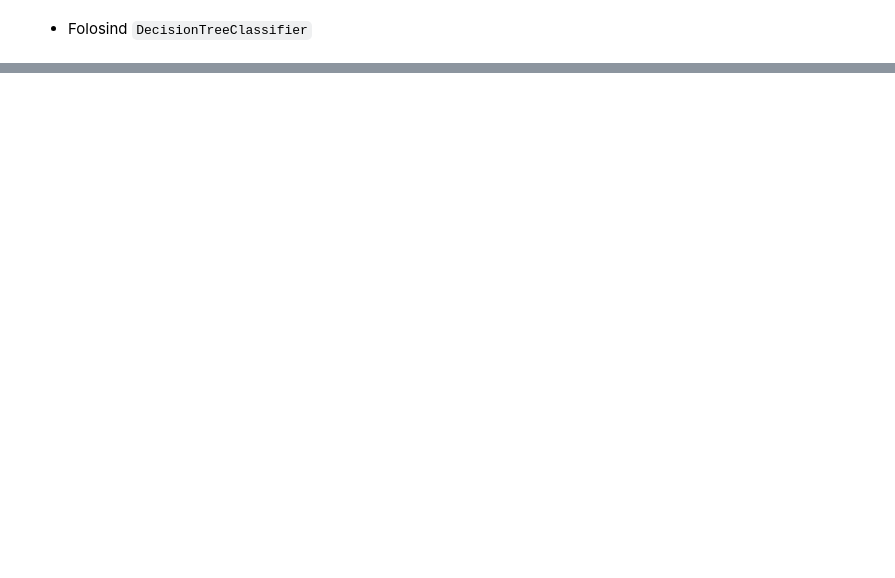
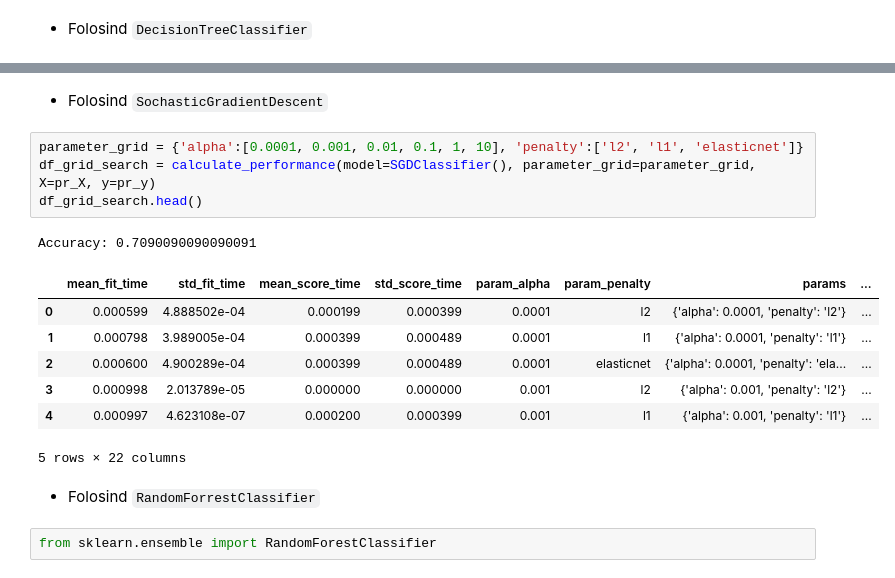
Before and after one commit to brasilnike/Teme-Introducere-in-Data-Science, a Jupyter notebook: Tema4 - IDS/Homework progress/Tema4_IDS.ipynb, the cells around one changed output, grey strips where cells are left out. Cells and saved outputs as stored; diff of their text form; blank space fills up the shorter version.

```diff
--- a/Tema4 - IDS/Homework progress/Tema4_IDS.ipynb
+++ b/Tema4 - IDS/Homework progress/Tema4_IDS.ipynb
@@ -863,0 +827,19 @@ Media acuratetei dupa 5 iteratii este: 0.8021978021978022
+# %% [markdown]
+* Folosind `SochasticGradientDescent`
+# %%
+parameter_grid = {'alpha':[0.0001, 0.001, 0.01, 0.1, 1, 10], 'penalty':['l2', 'l1', 'elasticnet']}
+df_grid_search = calculate_performance(model=SGDClassifier(), parameter_grid=parameter_grid, X=pr_X, y=pr_y)
+df_grid_search.head()
+# %% [output]
+Accuracy: 0.7090090090090091
+|  | mean_fit_time | std_fit_time | mean_score_time | std_score_time | param_alpha | param_penalty | params | ... |
+| 0 | 0.000599 | 4.888502e-04 | 0.000199 | 0.000399 | 0.0001 | l2 | {'alpha': 0.0001, 'penalty': 'l2'} | ... |
+| 1 | 0.000798 | 3.989005e-04 | 0.000399 | 0.000489 | 0.0001 | l1 | {'alpha': 0.0001, 'penalty': 'l1'} | ... |
+| 2 | 0.000600 | 4.900289e-04 | 0.000399 | 0.000489 | 0.0001 | elasticnet | {'alpha': 0.0001, 'penalty': 'ela... | ... |
+| 3 | 0.000998 | 2.013789e-05 | 0.000000 | 0.000000 | 0.001 | l2 | {'alpha': 0.001, 'penalty': 'l2'} | ... |
+| 4 | 0.000997 | 4.623108e-07 | 0.000200 | 0.000399 | 0.001 | l1 | {'alpha': 0.001, 'penalty': 'l1'} | ... |
+5 rows × 22 columns
+# %% [markdown]
+* Folosind `RandomForrestClassifier`
+# %%
+from sklearn.ensemble import RandomForestClassifier
```
Also changed, not shown: parts of 56 cells of this notebook.
